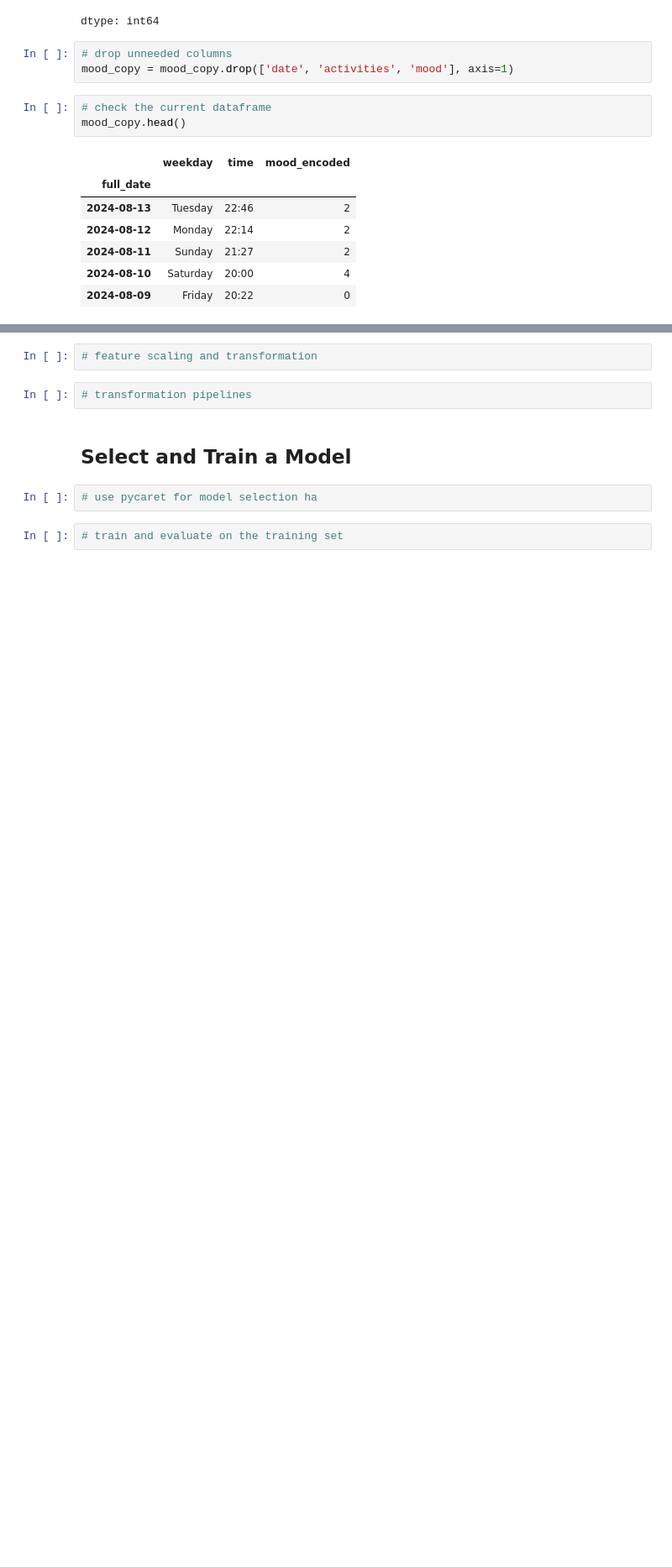
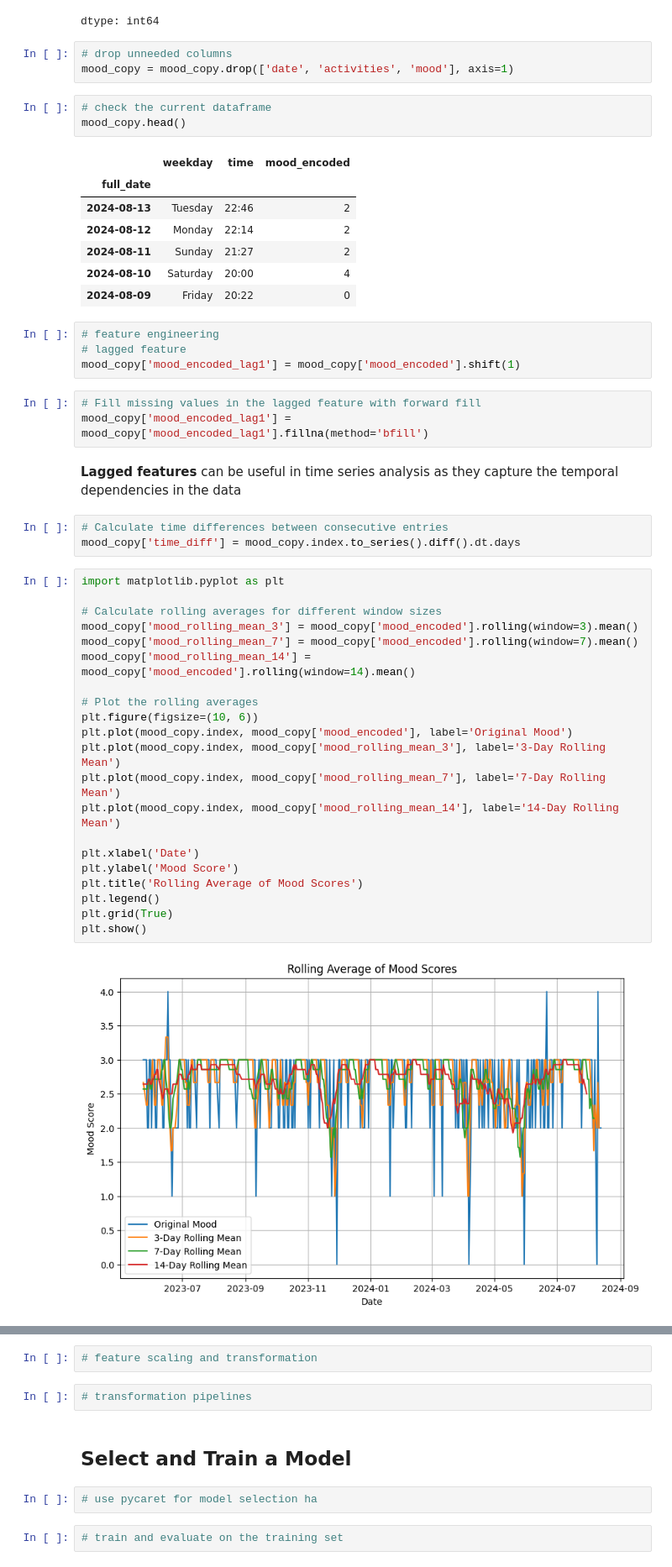
Before and after one commit to samservo09/mood-trend, a Jupyter notebook: mood_trend.ipynb, the cells around one changed output, grey strips where cells are left out. Shown at 84% size. Saved outputs shown, nothing was run; the diff lists cells and outputs as text; blank space fills up the shorter version.

Commit message:
finished feature engineering

```diff
--- a/mood_trend.ipynb
+++ b/mood_trend.ipynb
@@ -365,3 +365,38 @@ mood_copy.head()
 | 2024-08-11 | Sunday | 21:27 | 2 |
 | 2024-08-10 | Saturday | 20:00 | 4 |
 | 2024-08-09 | Friday | 20:22 | 0 |
+# %%
+# feature engineering
+# lagged feature
+mood_copy['mood_encoded_lag1'] = mood_copy['mood_encoded'].shift(1)
+# %%
+# Fill missing values in the lagged feature with forward fill
+mood_copy['mood_encoded_lag1'] = mood_copy['mood_encoded_lag1'].fillna(method='bfill')
+# %% [markdown]
+**Lagged features** can be useful in time series analysis as they capture the temporal dependencies in the data
+# %%
+# Calculate time differences between consecutive entries
+mood_copy['time_diff'] = mood_copy.index.to_series().diff().dt.days
+# %%
+import matplotlib.pyplot as plt
+
+# Calculate rolling averages for different window sizes
+mood_copy['mood_rolling_mean_3'] = mood_copy['mood_encoded'].rolling(window=3).mean()
+mood_copy['mood_rolling_mean_7'] = mood_copy['mood_encoded'].rolling(window=7).mean()
+mood_copy['mood_rolling_mean_14'] = mood_copy['mood_encoded'].rolling(window=14).mean()
+
+# Plot the rolling averages
+plt.figure(figsize=(10, 6))
+plt.plot(mood_copy.index, mood_copy['mood_encoded'], label='Original Mood')
+plt.plot(mood_copy.index, mood_copy['mood_rolling_mean_3'], label='3-Day Rolling Mean')
+plt.plot(mood_copy.index, mood_copy['mood_rolling_mean_7'], label='7-Day Rolling Mean')
+plt.plot(mood_copy.index, mood_copy['mood_rolling_mean_14'], label='14-Day Rolling Mean')
+
+plt.xlabel('Date')
+plt.ylabel('Mood Score')
+plt.title('Rolling Average of Mood Scores')
+plt.legend()
+plt.grid(True)
+plt.show()
+# %% [output]
+[figure, added]
```
Also changed, not shown: parts of 4 cells of this notebook.
